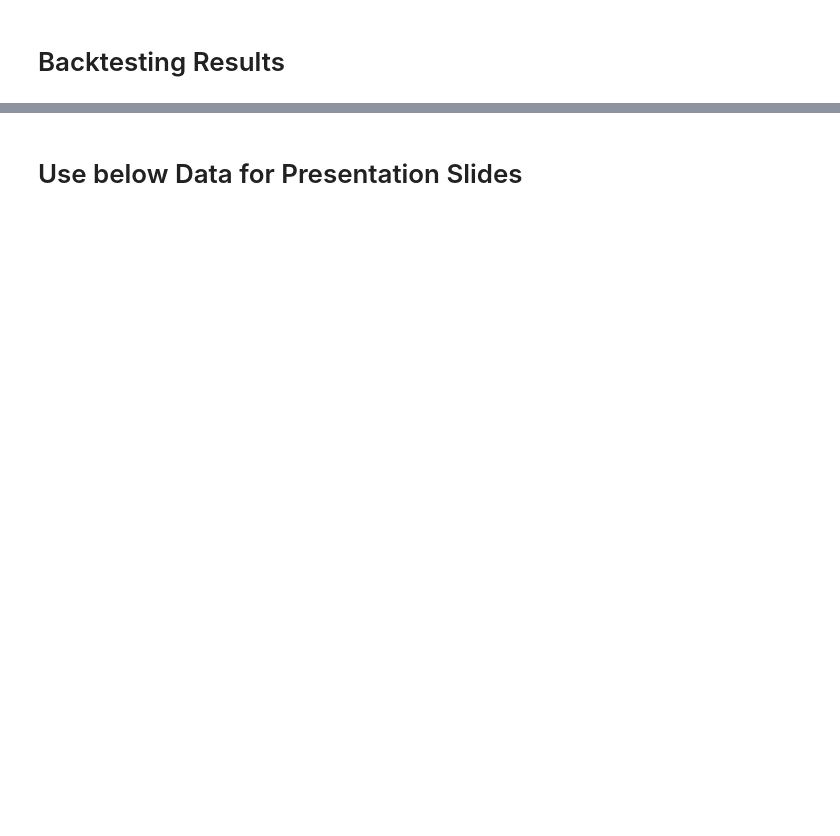
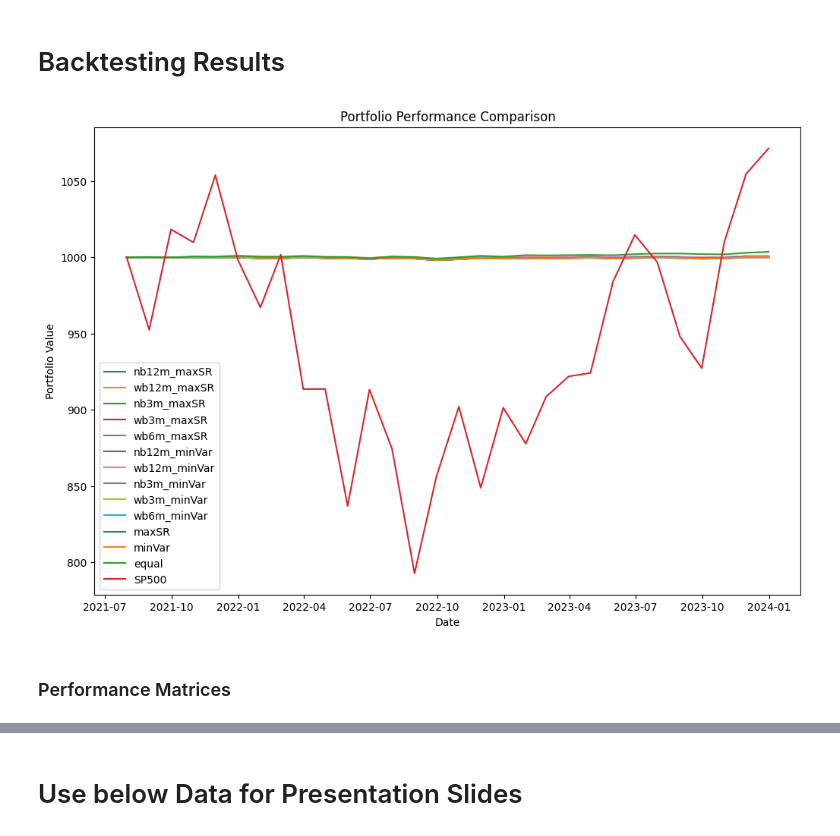
Before and after one commit to 97continuum/LSTM_based_Portfolio_Optimization, a Jupyter notebook: src/main.ipynb, the cells around one changed output, grey strips where cells are left out. Saved outputs shown, nothing was run; the diff lists cells and outputs as text; code cells hidden in the pictures; blank space fills up the shorter version.

Commit message:
Added optimizer.py file and all plots

```diff
--- a/src/main.ipynb
+++ b/src/main.ipynb
@@ -199,0 +329,7 @@ The Length of the list of Cov Matrix for 6M with Burning Window Returns: 25
+# %%
+# Pad the covariance matrices list to a specified length for future use (add zero-matrices at front)
+cov_matrices_12m_no_burning_window = pad_cov_matrices(cov_matrices_12m_no_burning_window, target_length=30)
+cov_matrices_12m_with_burning_window = pad_cov_matrices(cov_matrices_12m_with_burning_window, target_length=30)
+cov_matrices_3m_no_burning_window = pad_cov_matrices(cov_matrices_3m_no_burning_window, target_length=30)
+cov_matrices_3m_with_burning_window = pad_cov_matrices(cov_matrices_3m_with_burning_window, target_length=30)
+cov_matrices_6m_with_burning_window = pad_cov_matrices(cov_matrices_6m_with_burning_window, target_length=30)
@@ -199,0 +374,16 @@ The Length of the list of Cov Matrix for 6M with Burning Window Returns: 25
+# %%
+# Generate benchmark portfolio
+
+# max_sr portfolio based on historical data
+max_sr_weights = generate_dynamic_weights(returns, pred_returns, cov_matrices, method='max_sr', risk_free_rate=risk_free_rate)
+weights_dict["maxSR"] = max_sr_weights
+
+# min var portfolio based on historical data
+min_var_weights = generate_dynamic_weights(returns, pred_returns, cov_matrices, method='min_var', risk_free_rate=risk_free_rate)
+weights_dict["minVar"] = min_var_weights
+
+# Equally weighted portfolio
+equal_weights = pd.DataFrame(1/len(tickers), index=returns.index, columns=tickers)
+weights_dict["equal"] = equal_weights
+
+weights_dict.keys()
@@ -203,0 +428,26 @@ The Length of the list of Cov Matrix for 6M with Burning Window Returns: 25
+# %%
+# Backtest portfolios
+initial_capital = 1000
+portfolios = weights_dict
+
+# Perform backtest
+results = {}
+for name, weights in portfolios.items():
+    results[name] = backtest(weights, actual_returns, initial_capital)
+
+# Add SP500 portfolio
+results['SP500'] = backtest_sp500(sp500, start_date = '2021-07-31',initial_capital=initial_capital )
+
+# Plot results
+plt.figure(figsize=(12, 8))
+for name, values in results.items():
+    plt.plot(returns.index, values, label=name)
+plt.title('Portfolio Performance Comparison')
+plt.xlabel('Date')
+plt.ylabel('Portfolio Value')
+plt.legend()
+plt.show()
+# %% [output]
+[figure, added]
+# %% [markdown]
+### Performance Matrices
```
Also changed, not shown: parts of 36 cells of this notebook, 6 other files.
